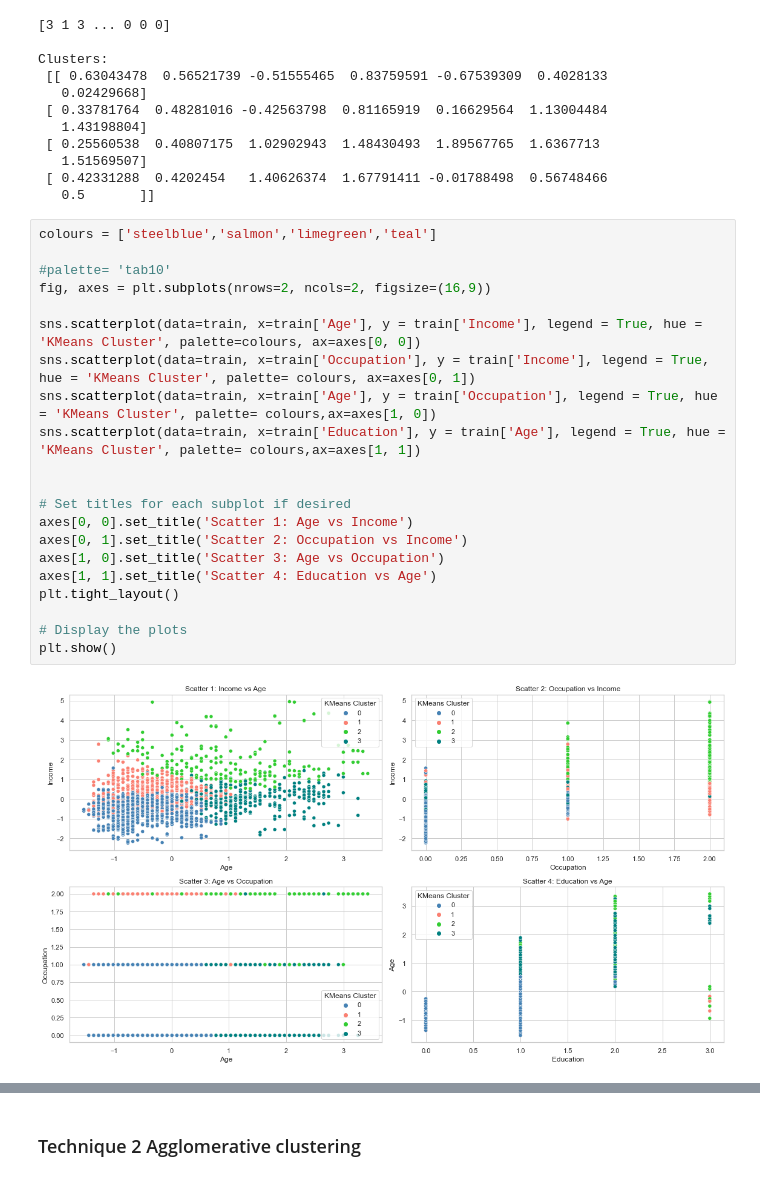
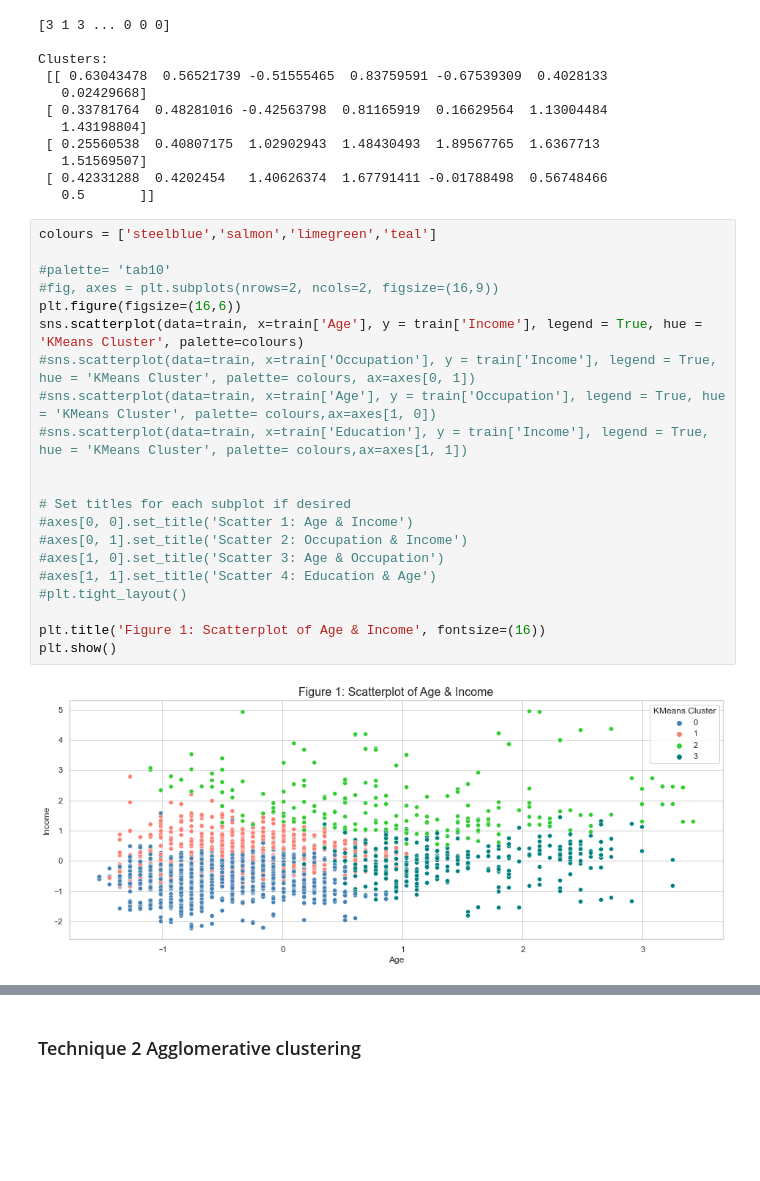
Before and after one commit to SamCairns/BUSA3020, a Jupyter notebook: Assignment3 (1)/Assignment3-S1-2023.ipynb, the cells around one changed output, grey strips where cells are left out. Saved outputs shown, nothing was run; the diff lists cells and outputs as text; blank space fills up the shorter version.

```diff
--- a/Assignment3 (1)/Assignment3-S1-2023.ipynb
+++ b/Assignment3 (1)/Assignment3-S1-2023.ipynb
@@ -192,23 +193,23 @@ Clusters:
 # %%
 colours = ['steelblue','salmon','limegreen','teal']
 
 #palette= 'tab10'
-fig, axes = plt.subplots(nrows=2, ncols=2, figsize=(16,9))
-
-sns.scatterplot(data=train, x=train['Age'], y = train['Income'], legend = True, hue = 'KMeans Cluster', palette=colours, ax=axes[0, 0])
-sns.scatterplot(data=train, x=train['Occupation'], y = train['Income'], legend = True, hue = 'KMeans Cluster', palette= colours, ax=axes[0, 1])
-sns.scatterplot(data=train, x=train['Age'], y = train['Occupation'], legend = True, hue = 'KMeans Cluster', palette= colours,ax=axes[1, 0])
-sns.scatterplot(data=train, x=train['Education'], y = train['Age'], legend = True, hue = 'KMeans Cluster', palette= colours,ax=axes[1, 1])
+#fig, axes = plt.subplots(nrows=2, ncols=2, figsize=(16,9))
+plt.figure(figsize=(16,6))
+sns.scatterplot(data=train, x=train['Age'], y = train['Income'], legend = True, hue = 'KMeans Cluster', palette=colours)
+#sns.scatterplot(data=train, x=train['Occupation'], y = train['Income'], legend = True, hue = 'KMeans Cluster', palette= colours, ax=axes[0, 1])
+#sns.scatterplot(data=train, x=train['Age'], y = train['Occupation'], legend = True, hue = 'KMeans Cluster', palette= colours,ax=axes[1, 0])
+#sns.scatterplot(data=train, x=train['Education'], y = train['Income'], legend = True, hue = 'KMeans Cluster', palette= colours,ax=axes[1, 1])
 
 
 # Set titles for each subplot if desired
-axes[0, 0].set_title('Scatter 1: Age vs Income')
-axes[0, 1].set_title('Scatter 2: Occupation vs Income')
-axes[1, 0].set_title('Scatter 3: Age vs Occupation')
-axes[1, 1].set_title('Scatter 4: Education vs Age')
-plt.tight_layout()
+#axes[0, 0].set_title('Scatter 1: Age & Income')
+#axes[0, 1].set_title('Scatter 2: Occupation & Income')
+#axes[1, 0].set_title('Scatter 3: Age & Occupation')
+#axes[1, 1].set_title('Scatter 4: Education & Age')
+#plt.tight_layout()
 
-# Display the plots
+plt.title('Figure 1: Scatterplot of Age & Income', fontsize=(16))
 plt.show()
 # %% [output]
-[figure, old version]
+[figure, new version]
```
Also changed, not shown: parts of 11 cells of this notebook, 1 other file.
